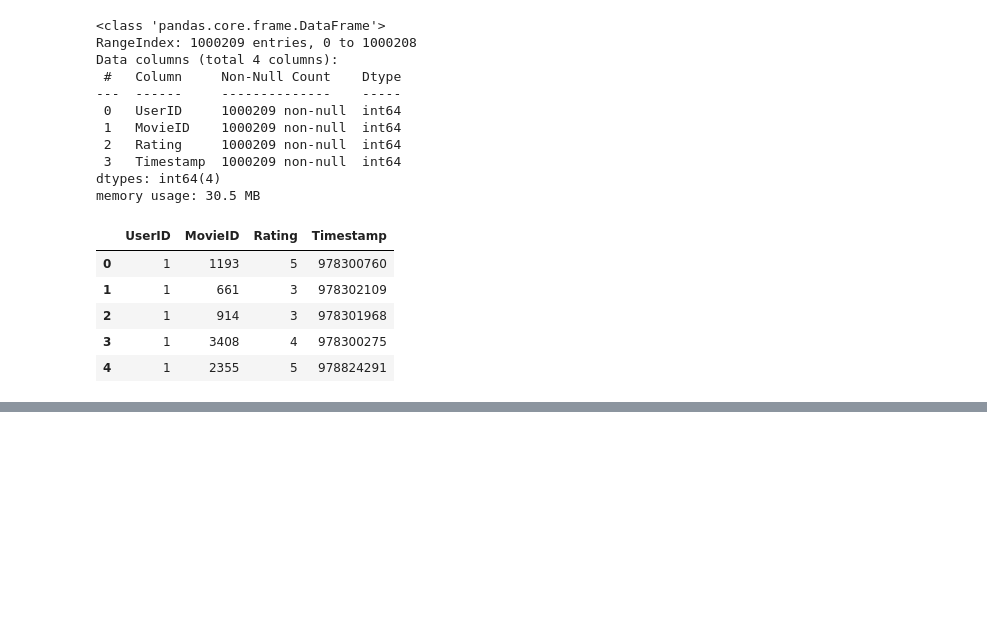
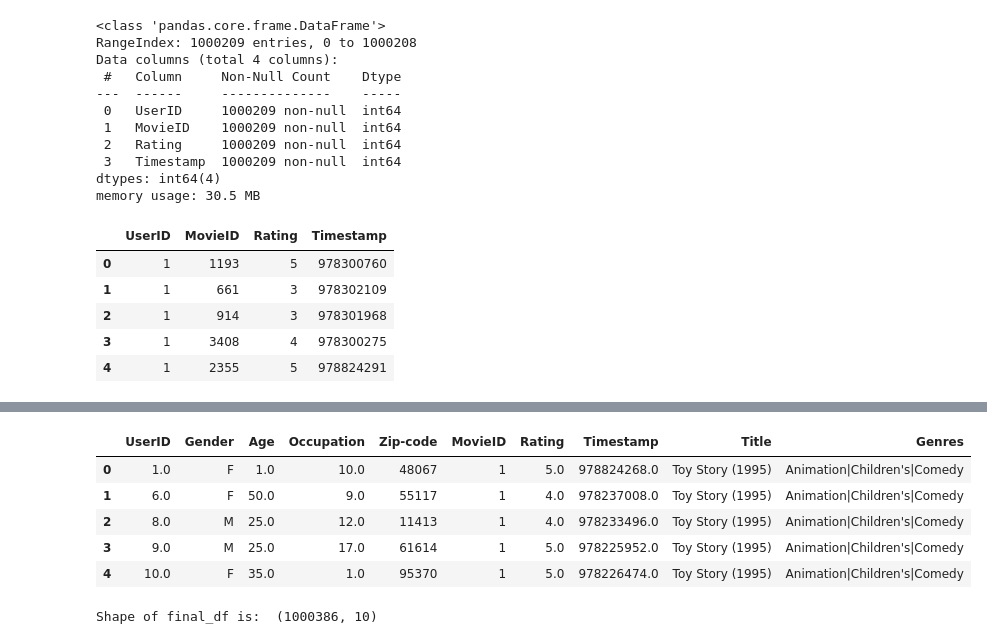
Before and after one commit to pkmariya/Scaler01, a Jupyter notebook: ZeeRecommender_CaseStudy_Mariya_DSML.ipynb, the cells around one changed output, grey strips where cells are left out. Saved outputs shown, nothing was run; the diff lists cells and outputs as text; code cells hidden in the pictures; blank space fills up the shorter version.

```diff
--- a/ZeeRecommender_CaseStudy_Mariya_DSML.ipynb
+++ b/ZeeRecommender_CaseStudy_Mariya_DSML.ipynb
@@ -157,0 +283,13 @@ ratings_df.head()
+# %%
+final_df.head()
+# %% [output]
+|  | UserID | Gender | Age | Occupation | Zip-code | MovieID | Rating | Timestamp | Title | Genres |
+| 0 | 1.0 | F | 1.0 | 10.0 | 48067 | 1 | 5.0 | 978824268.0 | Toy Story (1995) | Animation|Children's|Comedy |
+| 1 | 6.0 | F | 50.0 | 9.0 | 55117 | 1 | 4.0 | 978237008.0 | Toy Story (1995) | Animation|Children's|Comedy |
+| 2 | 8.0 | M | 25.0 | 12.0 | 11413 | 1 | 4.0 | 978233496.0 | Toy Story (1995) | Animation|Children's|Comedy |
+| 3 | 9.0 | M | 25.0 | 17.0 | 61614 | 1 | 5.0 | 978225952.0 | Toy Story (1995) | Animation|Children's|Comedy |
+| 4 | 10.0 | F | 35.0 | 1.0 | 95370 | 1 | 5.0 | 978226474.0 | Toy Story (1995) | Animation|Children's|Comedy |
+# %%
+print("Shape of final_df is: ", final_df.shape)
+# %% [output]
+Shape of final_df is:  (1000386, 10)
```
Also changed, not shown: parts of 19 cells of this notebook.
